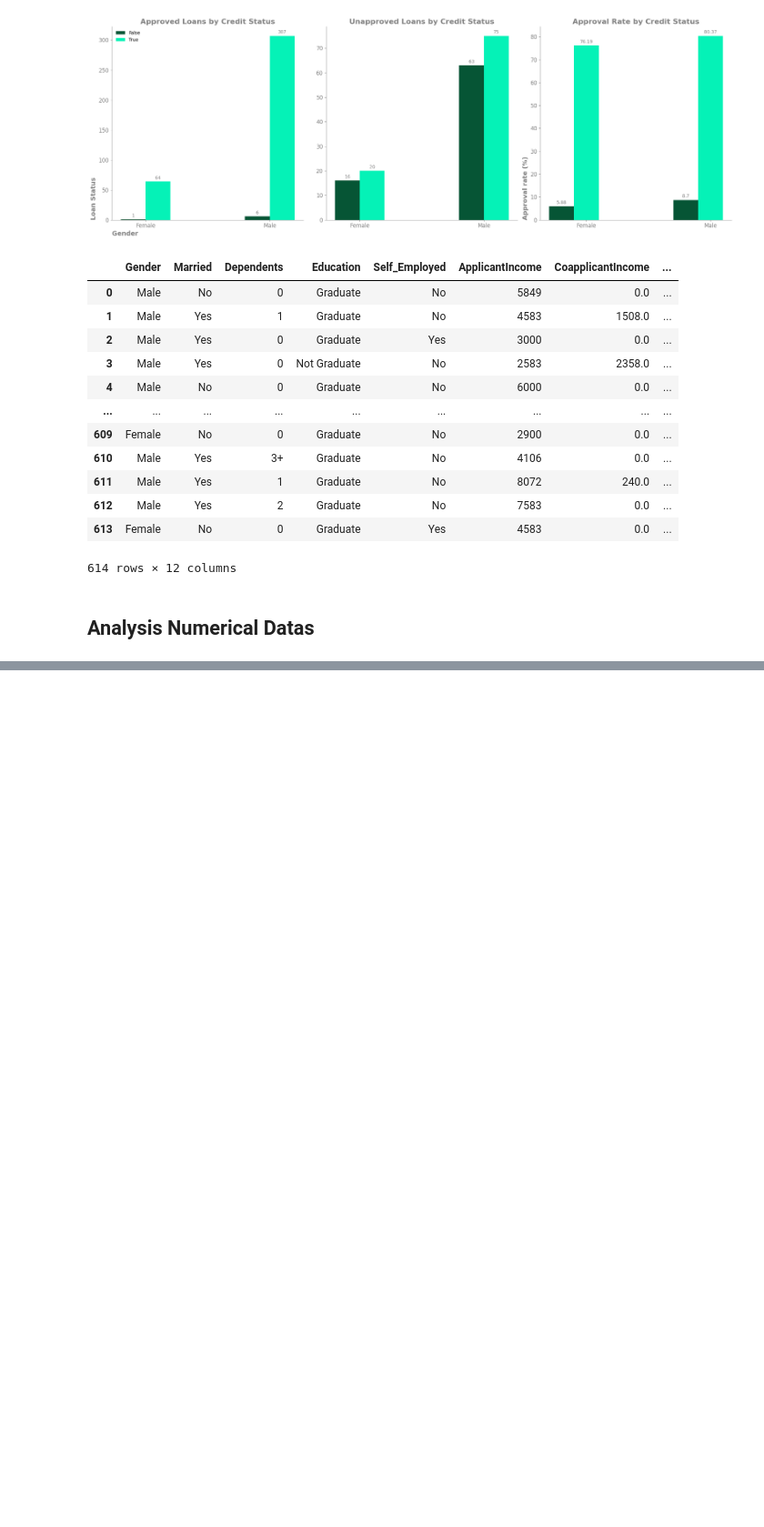
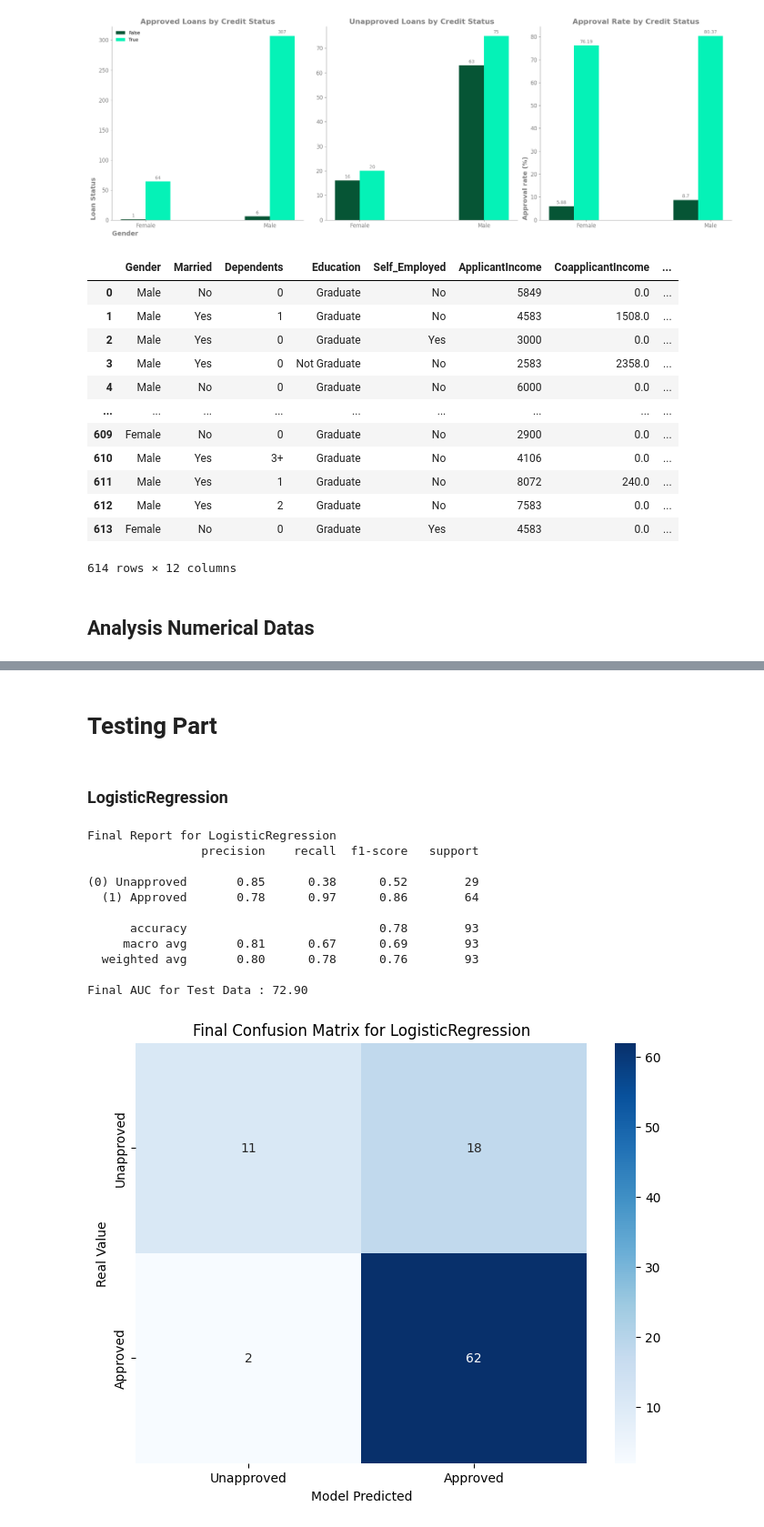
Before and after one commit to Alirezasmoradi/Dnkr_Loan_PJ, a Jupyter notebook: loan_pj.ipynb, the cells around one changed output, grey strips where cells are left out. Shown at 91% size. Saved outputs shown, nothing was run; the diff lists cells and outputs as text; code cells hidden in the pictures; blank space fills up the shorter version.

Commit message:
Machine learnig models added and final results reported.

```diff
--- a/loan_pj.ipynb
+++ b/loan_pj.ipynb
@@ -1421,0 +1616,12 @@ Name: LoanAmount, dtype: float64
+# %%
+pipe_lgr_norm = Pipeline(steps =[
+    ("preprocessing" ,preprocessing_normalized ),
+    ("LogisticRegression" , LogisticRegression(max_iter = 500 , class_weight = "balanced" , random_state = 42))
+])
+
+##for unnormalized num
+
+pipe_lgr_unnorm = Pipeline(steps =[
+    ("preprocessing" ,preprocessing_unnormalized ),
+    ("LogisticRegression" , LogisticRegression(max_iter = 500 , class_weight = "balanced" , random_state = 42))
+])
@@ -1421,0 +1922,2 @@ Name: LoanAmount, dtype: float64
+# %% [markdown]
+# Testing Part ##
@@ -1421,0 +1926,52 @@ Name: LoanAmount, dtype: float64
+# %% [markdown]
+### LogisticRegression ###
+# %%
+
+
+best_lgr_norm_model = gridcv_lgr_norm.best_estimator_
+best_lgr_unnorm_model = gridcv_lgr_unnorm.best_estimator_
+
+
+y_predict_norm = best_lgr_norm_model.predict(X_test)
+y_predict_unnorm = best_lgr_unnorm_model.predict(X_test)
+
+y_predict_proba_test = best_lgr_norm_model.predict_proba(X_test)[:, 1]
+
+print("Final Report for LogisticRegression")
+
+print(classification_report(y_test , y_predict_norm , target_names=["(0) Unapproved" , "(1) Approved"]))
+
+##AUC Score
+
+auc = roc_auc_score(y_test, y_predict_proba_test)*100
+print(f"Final AUC for Test Data : {auc:.2f}")
+
+##Confusion Matrix for normalized data
+
+confusion_lgr = confusion_matrix(y_test , y_predict_norm)
+fig,ax = plt.subplots(figsize=(8,6))
+
+sns.heatmap(
+    confusion_lgr,
+    annot=True, fmt='d',
+    cmap='Blues',
+    xticklabels=["Unapproved" , "Approved"],
+    yticklabels=["Unapproved" , "Approved"])
+
+plt.xlabel("Model Predicted")
+plt.ylabel("Real Value")
+plt.title("Final Confusion Matrix for LogisticRegression")
+plt.show()
+# %% [output]
+Final Report for LogisticRegression
+                precision    recall  f1-score   support
+
+(0) Unapproved       0.85      0.38      0.52        29
+  (1) Approved       0.78      0.97      0.86        64
+
+      accuracy                           0.78        93
+     macro avg       0.81      0.67      0.69        93
+  weighted avg       0.80      0.78      0.76        93
+
+Final AUC for Test Data : 72.90
+[figure, added]
```
Also changed, not shown: parts of 45 cells of this notebook.
